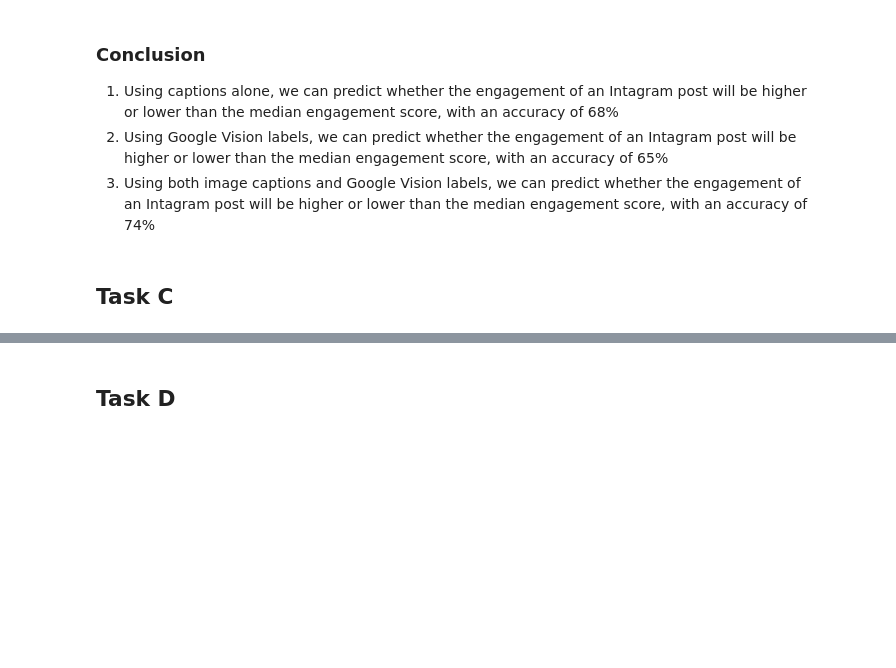
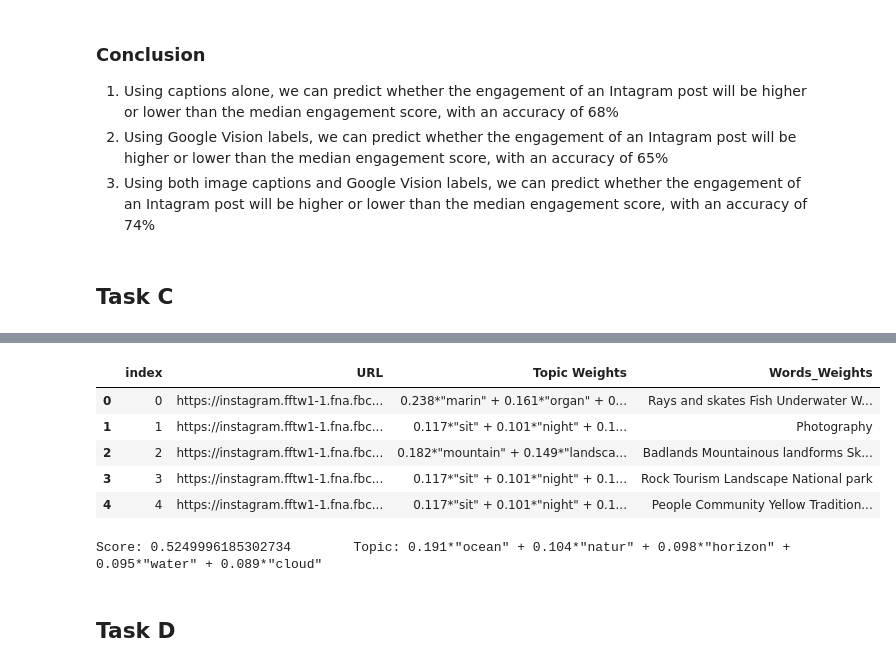
Before and after one commit to prajvalgupta/ugca-fall, a Jupyter notebook: Assignment 4/UGCA-Assignment-4-Final.ipynb, the cells around one changed output, grey strips where cells are left out. Cells and saved outputs as stored; diff of their text form; code cells hidden in the pictures; blank space fills up the shorter version.

```diff
--- a/Assignment 4/UGCA-Assignment-4-Final.ipynb
+++ b/Assignment 4/UGCA-Assignment-4-Final.ipynb
@@ -644,0 +781,9 @@ ax.set_ylim(bottom + 0.5, top - 0.5)
+# %%
+df_out.head()
+# %% [output]
+|  | index | URL | Topic Weights | Words_Weights |
+| 0 | 0 | https://instagram.fftw1-1.fna.fbc... | 0.238*"marin" + 0.161*"organ" + 0... | Rays and skates Fish Underwater W... |
+| 1 | 1 | https://instagram.fftw1-1.fna.fbc... | 0.117*"sit" + 0.101*"night" + 0.1... | Photography |
+| 2 | 2 | https://instagram.fftw1-1.fna.fbc... | 0.182*"mountain" + 0.149*"landsca... | Badlands Mountainous landforms Sk... |
+| 3 | 3 | https://instagram.fftw1-1.fna.fbc... | 0.117*"sit" + 0.101*"night" + 0.1... | Rock Tourism Landscape National park |
+| 4 | 4 | https://instagram.fftw1-1.fna.fbc... | 0.117*"sit" + 0.101*"night" + 0.1... | People Community Yellow Tradition... |
@@ -645,2 +807,15 @@ ax.set_ylim(bottom + 0.5, top - 0.5)
+# %%
+# Test label on unseen labels
+unseen_document = 'fish species in the ocean'
+
+bow_vector = dictionary.doc2bow(preprocess(unseen_document))
+count=0
+for index, score in sorted(lda_model[bow_vector], key=lambda tup: -1*tup[1]):
+    count+=1
+    print("Score: {}\t Topic: {}".format(score, lda_model.print_topic(index, 5)))
+    if count==1:
+        break
+# %% [output]
+Score: 0.5249996185302734        Topic: 0.191*"ocean" + 0.104*"natur" + 0.098*"horizon" + 0.095*"water" + 0.089*"cloud"
 # %% [markdown]
 ## Task D
```
Also changed, not shown: parts of 15 cells of this notebook, 2 other files.
